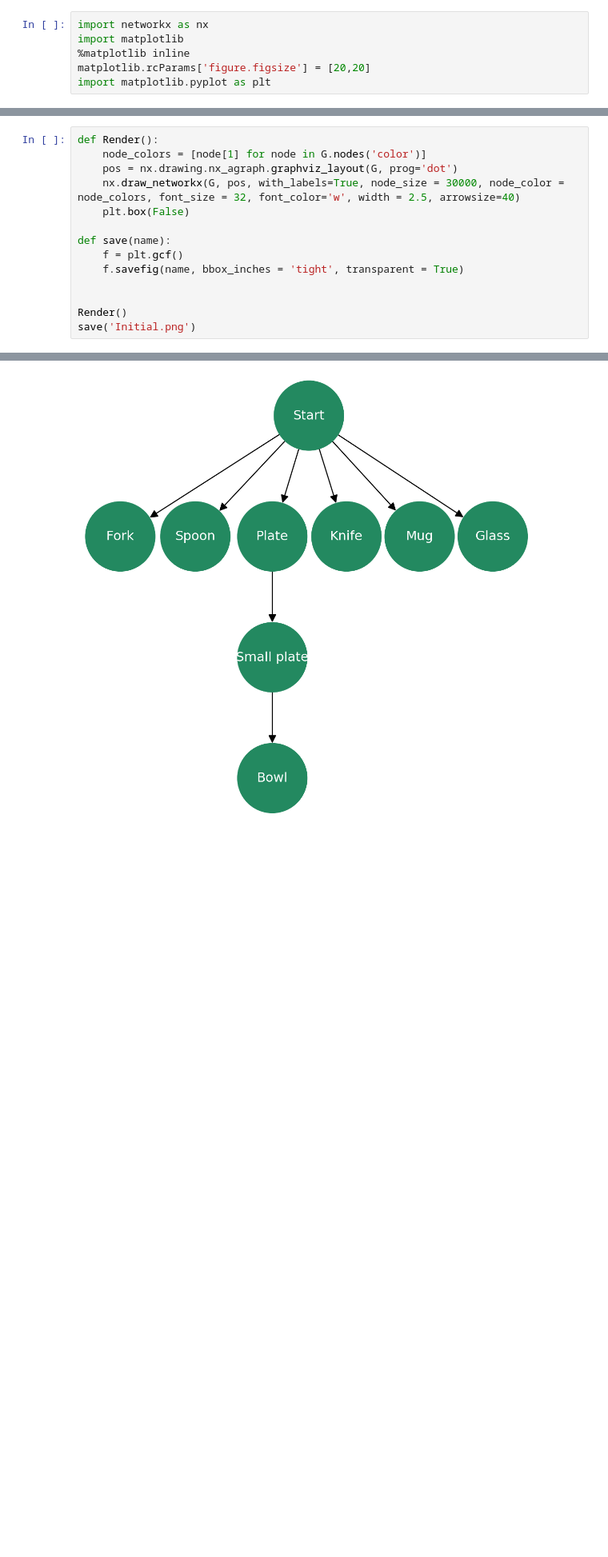
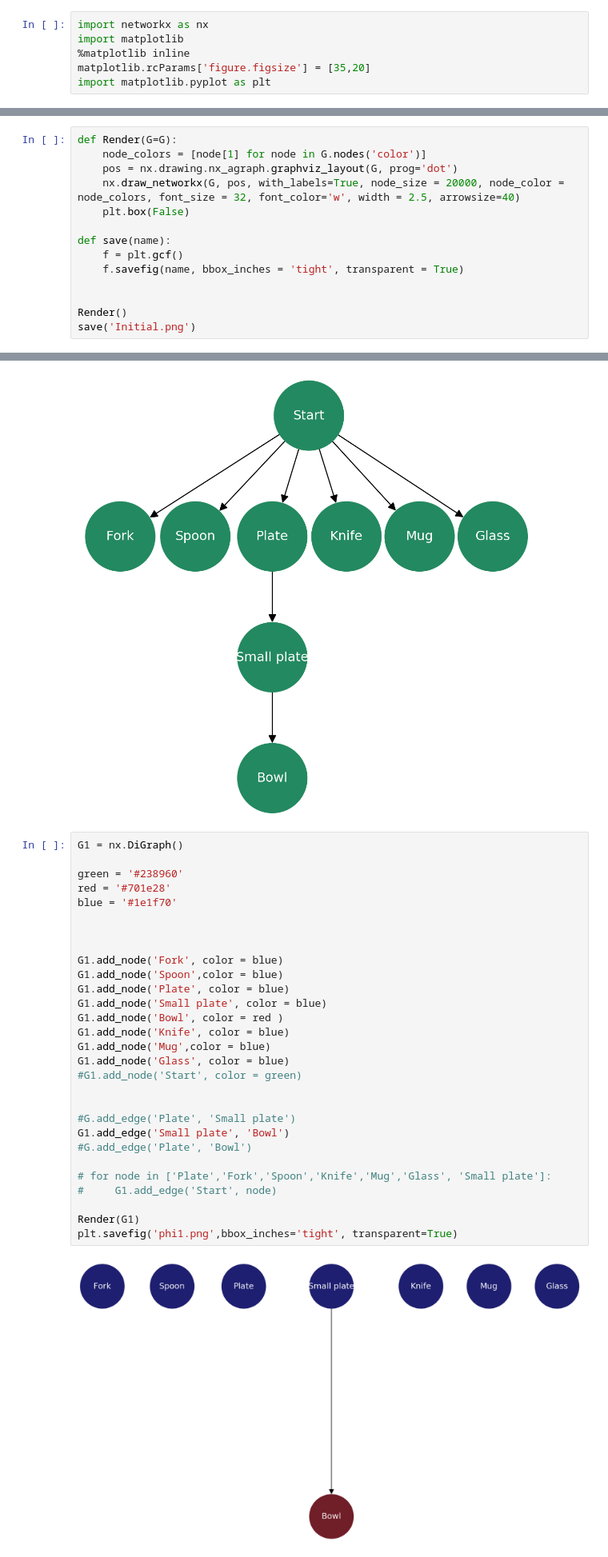
Before and after one commit to interactive-robotics/Personal_AJShah, a Jupyter notebook: Random_notebooks/Untitled.ipynb, the cells around one changed output, grey strips where cells are left out. Shown at 80% size. Drawn from its saved outputs; the diff is of its cells as text; blank space fills up the shorter version.

Commit message:
changes for diagrams

```diff
--- a/Random_notebooks/Untitled.ipynb
+++ b/Random_notebooks/Untitled.ipynb
@@ -2,7 +2,7 @@
 import networkx as nx
 import matplotlib
 %matplotlib inline
-matplotlib.rcParams['figure.figsize'] = [20,20]
+matplotlib.rcParams['figure.figsize'] = [35,20]
 import matplotlib.pyplot as plt
 # %%
 G = nx.DiGraph()
@@ -31,10 +31,10 @@ G.add_edge('Small plate', 'Bowl')
 for node in ['Plate','Fork','Spoon','Knife','Mug','Glass']:
     G.add_edge('Start', node)
 # %%
-def Render():
+def Render(G=G):
     node_colors = [node[1] for node in G.nodes('color')]
     pos = nx.drawing.nx_agraph.graphviz_layout(G, prog='dot')
-    nx.draw_networkx(G, pos, with_labels=True, node_size = 30000, node_color = node_colors, font_size = 32, font_color='w', width = 2.5, arrowsize=40)
+    nx.draw_networkx(G, pos, with_labels=True, node_size = 20000, node_color = node_colors, font_size = 32, font_color='w', width = 2.5, arrowsize=40)
     plt.box(False)
 
 def save(name):
@@ -109,3 +109,34 @@ Render()
 save('knife.png')
 # %% [output]
 [figure]
+# %%
+G1 = nx.DiGraph()
+
+green = '#238960'
+red = '#701e28'
+blue = '#1e1f70'
+
+
+
+G1.add_node('Fork', color = blue)
+G1.add_node('Spoon',color = blue)
+G1.add_node('Plate', color = blue)
+G1.add_node('Small plate', color = blue)
+G1.add_node('Bowl', color = red )
+G1.add_node('Knife', color = blue)
+G1.add_node('Mug',color = blue)
+G1.add_node('Glass', color = blue)
+#G1.add_node('Start', color = green)
+
+
+#G.add_edge('Plate', 'Small plate')
+G1.add_edge('Small plate', 'Bowl')
+#G.add_edge('Plate', 'Bowl')
+
+# for node in ['Plate','Fork','Spoon','Knife','Mug','Glass', 'Small plate']:
+#     G1.add_edge('Start', node)
+
+Render(G1)
+plt.savefig('phi1.png',bbox_inches='tight', transparent=True)
+# %% [output]
+[figure, added]
```
Also changed, not shown: parts of 4 cells of this notebook, 32 other files.
